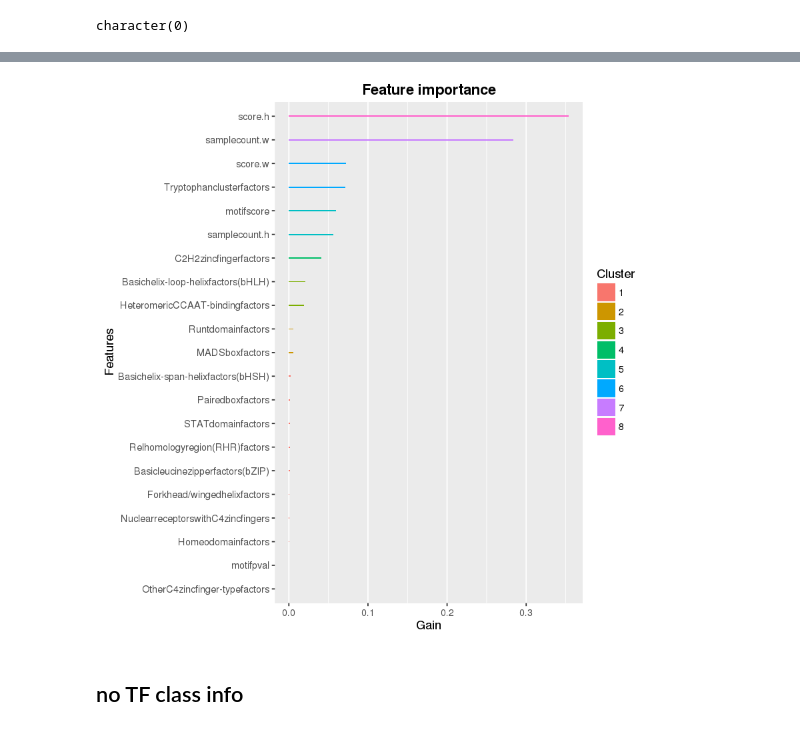
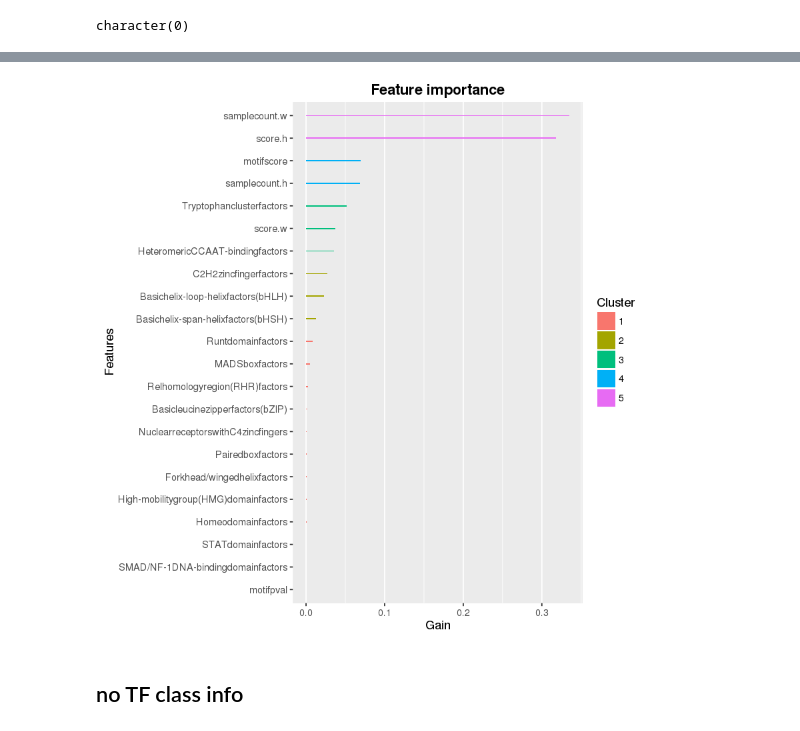
Before and after one commit to donovanr/shared_jupyter_notebooks, a Jupyter notebook: footprinting_ensemble_classifier_firstpass.ipynb, the cells around one changed output, grey strips where cells are left out. Cells and saved outputs as stored; diff of their text form; code cells hidden in the pictures.

Commit message:
comparing model stats is now modular

```diff
--- a/footprinting_ensemble_classifier_firstpass.ipynb
+++ b/footprinting_ensemble_classifier_firstpass.ipynb
@@ -251,0 +287,6 @@ sum(ft.clean.corymotifs.tfclasses[,colnames(tf.motif.class.matrix)])
+# %%
+originial.size <- dim(ft.clean.corymotifs.tfclasses)[1]
+sample.frac <- 1/10
+subsample.inds <- sample(originial.size, round(sample.frac*originial.size))
+ft.subsample <- ft.clean.corymotifs.tfclasses[subsample.inds,]
+print(length(subsample.inds))
@@ -279,7 +297,16 @@ t(X[1:3,])
 # %%
+# binarize chipseq score
+y <- as.numeric(ft.subsample$csscore > 0)
+
+# drop some more columns
+cols.to.drop <- c("csscore", "csTF", "motif", "loc", "totalsamplecount")
+X <- as.matrix(ft.subsample[,!(colnames(ft.subsample) %in% cols.to.drop)])
+rownames(X) <- NULL
+
+# split into test and train sets
 train.inds <- split_data(y)
 
-X.train <- X[train.inds,]
-X.test <- X[-train.inds,]
+X.train <- as.matrix(X[train.inds,])
+X.test <- as.matrix(X[-train.inds,])
 y.train <- y[train.inds]
 y.test <- y[-train.inds]
@@ -297,14 +315,13 @@ mean(y)
 # %%
 param <- list("objective" = "binary:logistic",
-              "max.depth" = 10,
-              "eta" = 0.001,
-              "eval.metric" = "auc"
-#               "scale_pos_weight" = 1 - mean(y)
-              )
+          "max.depth" = 10,
+          "eta" = 0.001,
+          "eval.metric" = "auc"
+          )
 
-gbdt <- xgboost(
+gbdt.smalltest <- xgboost(
     params = param,
-    data = as.matrix(X.train),
+    data = X.train,
     label = y.train,
     nround = 1000,
     verbose = FALSE,
@@ -387,8 +347,8 @@ Prediction     0     1
 # %%
-importance_matrix <- xgb.importance(colnames(X),model=gbdt)
+importance.matrix.smalltest <- xgb.importance(colnames(X),model=gbdt.smalltest)
 # %%
-xgb.plot.importance(importance_matrix)
+xgb.plot.importance(importance.matrix.smalltest)
 # %% [output]
-[figure, old version]
+[figure, new version]
 # %% [markdown]
 ## no TF class info
```
Also changed, not shown: parts of 41 cells of this notebook.
